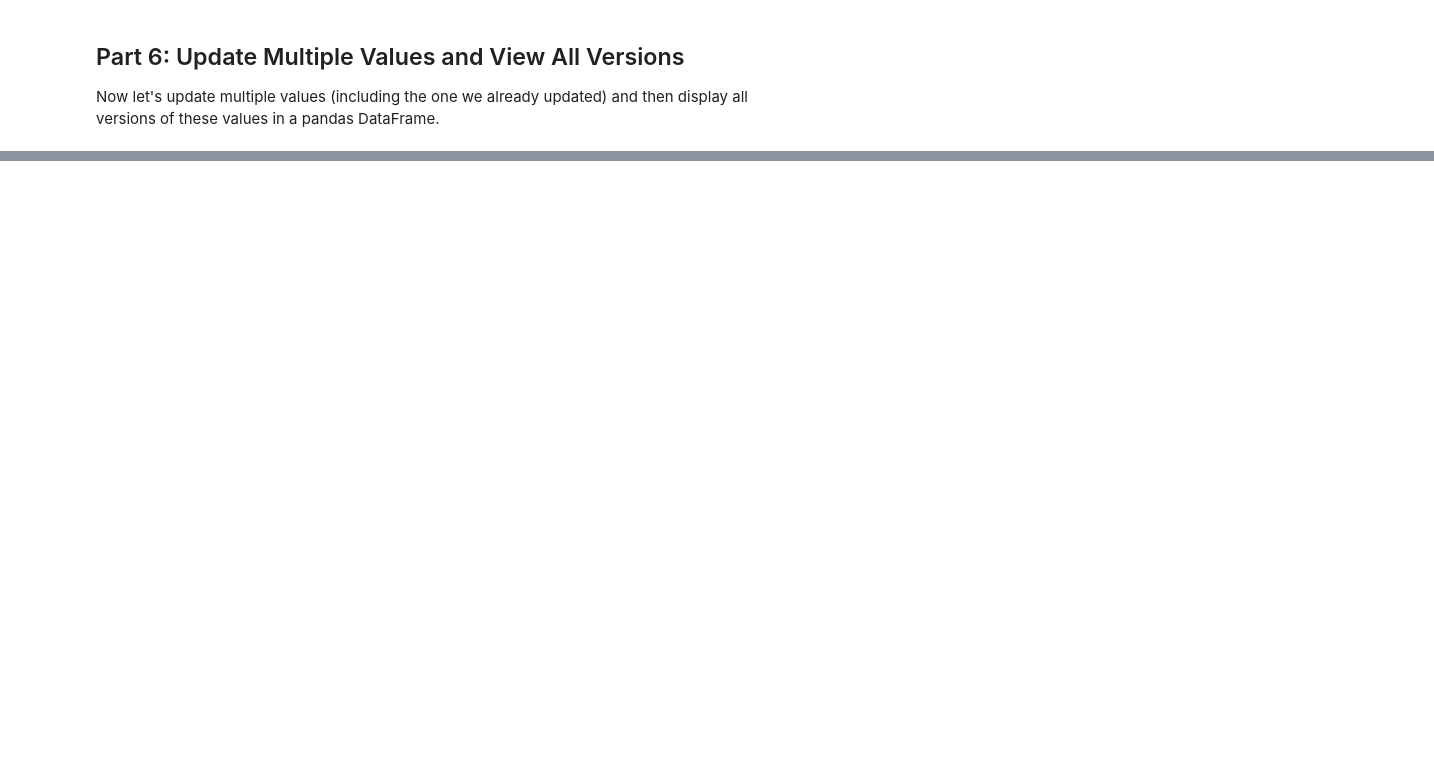
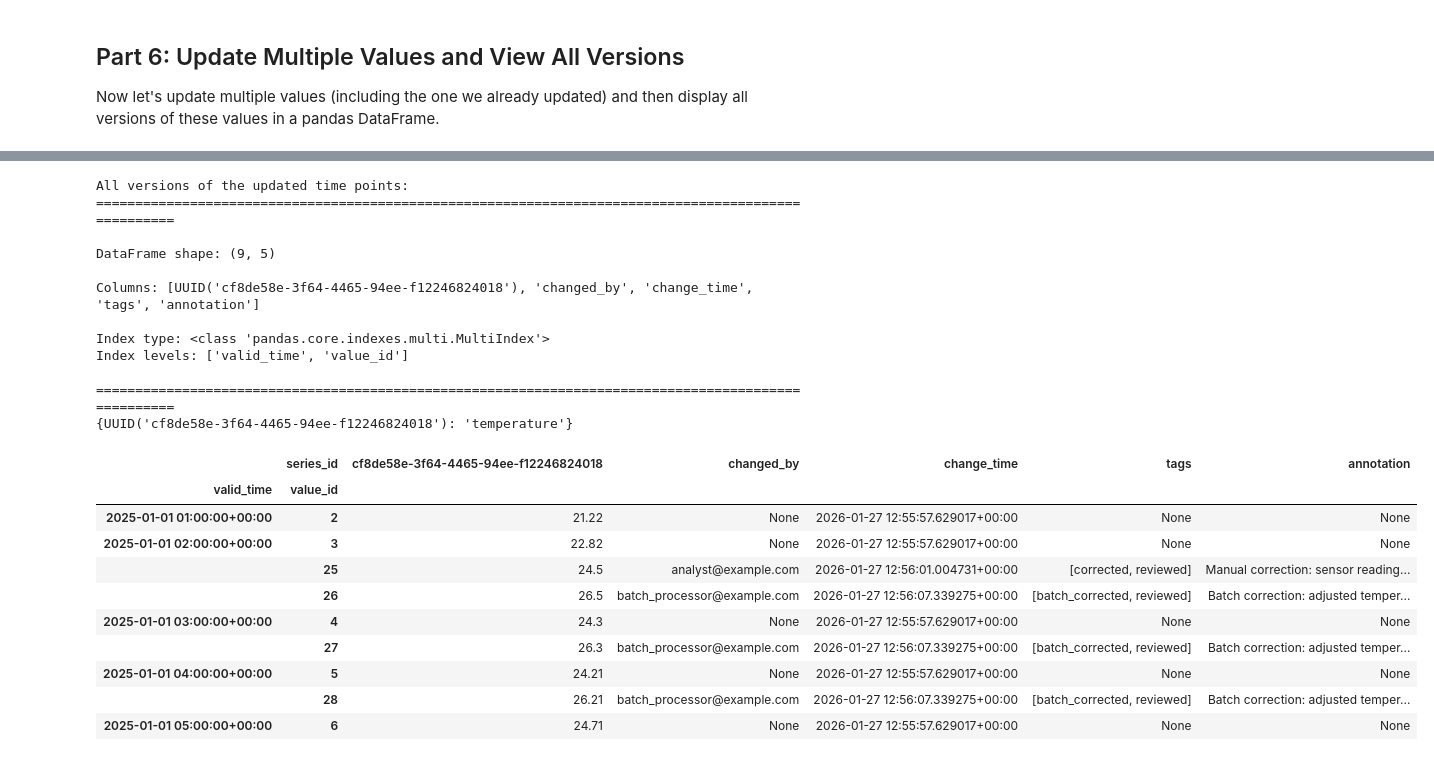
Before and after one commit to rebase-energy/timedb, a Jupyter notebook: examples/nb_04_timeseries_changes.ipynb, the cells around one changed output, grey strips where cells are left out. Cells and saved outputs as stored; diff of their text form; code cells hidden in the pictures; blank space fills up the shorter version.

```diff
--- a/examples/nb_04_timeseries_changes.ipynb
+++ b/examples/nb_04_timeseries_changes.ipynb
@@ -282,7 +394,10 @@ print(f"  - Using value_id makes updates simple - no need for run_id, tenant_id,
 Now let's update multiple values (including the one we already updated) and then display all versions of these values in a pandas DataFrame.
 # %%
 # Read the current time series to get value_ids for multiple updates
-df_current = td.read(series_ids=[series_id], return_value_id=True)
+df_current = td.series("temperature").read(return_value_id=True)
+
+# Convert temperature column to numeric magnitudes for arithmetic (dimensionless, inline)
+current_temp_mag = df_current['temperature'].astype(float)
 
 # Define multiple time points to update (including the one we already updated at hour 2)
 update_times = [
@@ -296,24 +411,24 @@ updates = []
 for update_time in update_times:
     if update_time in df_current.index:
         value_id = df_current.loc[update_time, 'value_id']
-        original_value = df_current.loc[update_time, 'temperature']
+        original_value = current_temp_mag.loc[update_time]
 
         # Create a new value (slightly different for each)
-        new_value = float(original_value) + 2.0  # Add 2°C to each value
+        new_value = float(original_value) + 2.0  # Add 2 to each value
 
         update_record = {
             "value_id": value_id,
             "value": new_value,
-            "annotation": f"Batch correction: adjusted temperature by +2.0°C",
+            "annotation": f"Batch correction: adjusted temperature by +2.0",
             "tags": ["batch_corrected", "reviewed"],
             "changed_by": "batch_processor@example.com",
         }
         updates.append(update_record)
-        print(f"Prepared update for {update_time}: {original_value}°C → {new_value}°C")
+        print(f"Prepared update for {update_time}: {original_value:.2f} → {new_value:.2f}")
 
 # Execute all updates
 if updates:
-    result = td.update_records(updates=updates)
+    result = td.series("temperature").update_records(updates=updates)
     print(f"\n✓ Batch update completed!")
     print(f"  Updated records: {len(result['updated'])}")
     print(f"  Skipped (no-op): {len(result['skipped_no_ops'])}")
@@ -322,26 +445,51 @@ else:
 # %%
 # Read all versions of the updated time points
 # Use all_versions=True to see all historical versions, including change_time
-df_all_versions = td.read(
-    series_ids=[series_id],
+df_all_versions, mapping = td.series("temperature").read(
     start_valid=base_time + timedelta(hours=1),  # Start from hour 1
     end_valid=base_time + timedelta(hours=6),    # End at hour 6 to show the updated values
+    return_mapping=True,
     all_versions=True,
     return_value_id=True,
     tags_and_annotations=True
 )
 
 print("All versions of the updated time points:")
 print("=" * 100)
 print(f"\nDataFrame shape: {df_all_versions.shape}")
 print(f"\nColumns: {list(df_all_versions.columns)}")
 print(f"\nIndex type: {type(df_all_versions.index)}")
 if isinstance(df_all_versions.index, pd.MultiIndex):
     print(f"Index levels: {df_all_versions.index.names}")
 print("\n" + "=" * 100)
 
+print(mapping)
 # Display the DataFrame
 df_all_versions
+# %% [output]
+All versions of the updated time points:
+====================================================================================================
+
+DataFrame shape: (9, 5)
+
+Columns: [UUID('cf8de58e-3f64-4465-94ee-f12246824018'), 'changed_by', 'change_time', 'tags', 'annotation']
+
+Index type: <class 'pandas.core.indexes.multi.MultiIndex'>
+Index levels: ['valid_time', 'value_id']
+
+====================================================================================================
+{UUID('cf8de58e-3f64-4465-94ee-f12246824018'): 'temperature'}
+|  | series_id | cf8de58e-3f64-4465-94ee-f12246824018 | changed_by | change_time | tags | annotation |
+| valid_time | value_id |  |  |  |  |  |
+| 2025-01-01 01:00:00+00:00 | 2 | 21.22 | None | 2026-01-27 12:55:57.629017+00:00 | None | None |
+| 2025-01-01 02:00:00+00:00 | 3 | 22.82 | None | 2026-01-27 12:55:57.629017+00:00 | None | None |
+|  | 25 | 24.5 | analyst@example.com | 2026-01-27 12:56:01.004731+00:00 | [corrected, reviewed] | Manual correction: sensor reading... |
+|  | 26 | 26.5 | batch_processor@example.com | 2026-01-27 12:56:07.339275+00:00 | [batch_corrected, reviewed] | Batch correction: adjusted temper... |
+| 2025-01-01 03:00:00+00:00 | 4 | 24.3 | None | 2026-01-27 12:55:57.629017+00:00 | None | None |
+|  | 27 | 26.3 | batch_processor@example.com | 2026-01-27 12:56:07.339275+00:00 | [batch_corrected, reviewed] | Batch correction: adjusted temper... |
+| 2025-01-01 04:00:00+00:00 | 5 | 24.21 | None | 2026-01-27 12:55:57.629017+00:00 | None | None |
+|  | 28 | 26.21 | batch_processor@example.com | 2026-01-27 12:56:07.339275+00:00 | [batch_corrected, reviewed] | Batch correction: adjusted temper... |
+| 2025-01-01 05:00:00+00:00 | 6 | 24.71 | None | 2026-01-27 12:55:57.629017+00:00 | None | None |
 # %% [markdown]
 ## Summary
 
```
Also changed, not shown: parts of 11 cells of this notebook, 15 other files.
